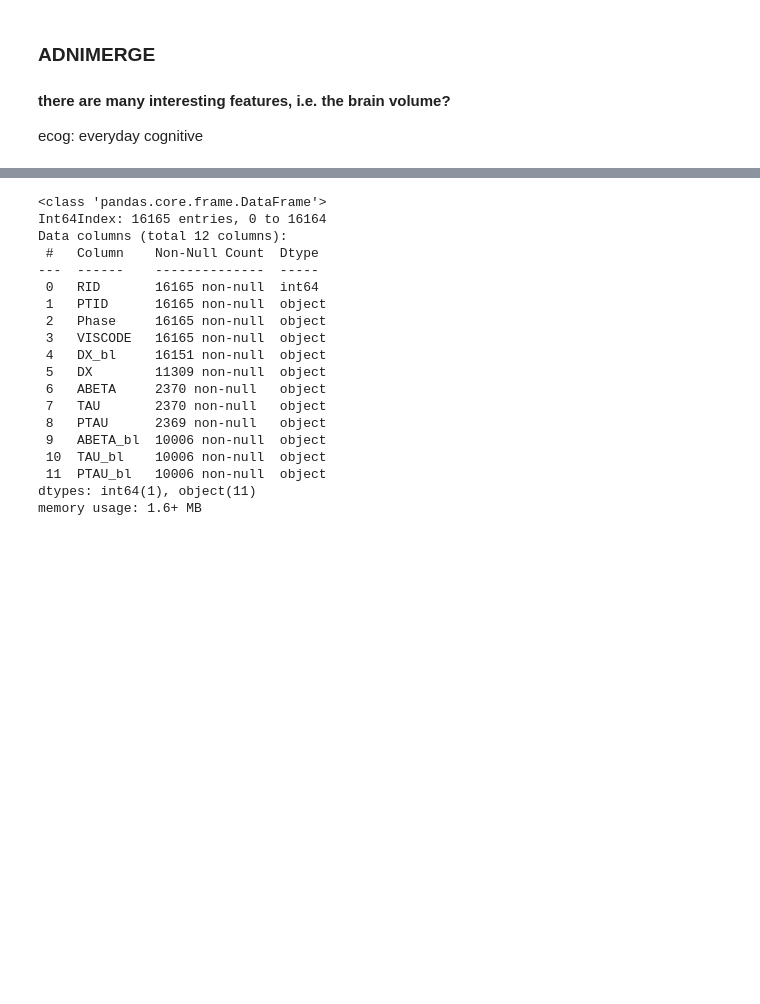
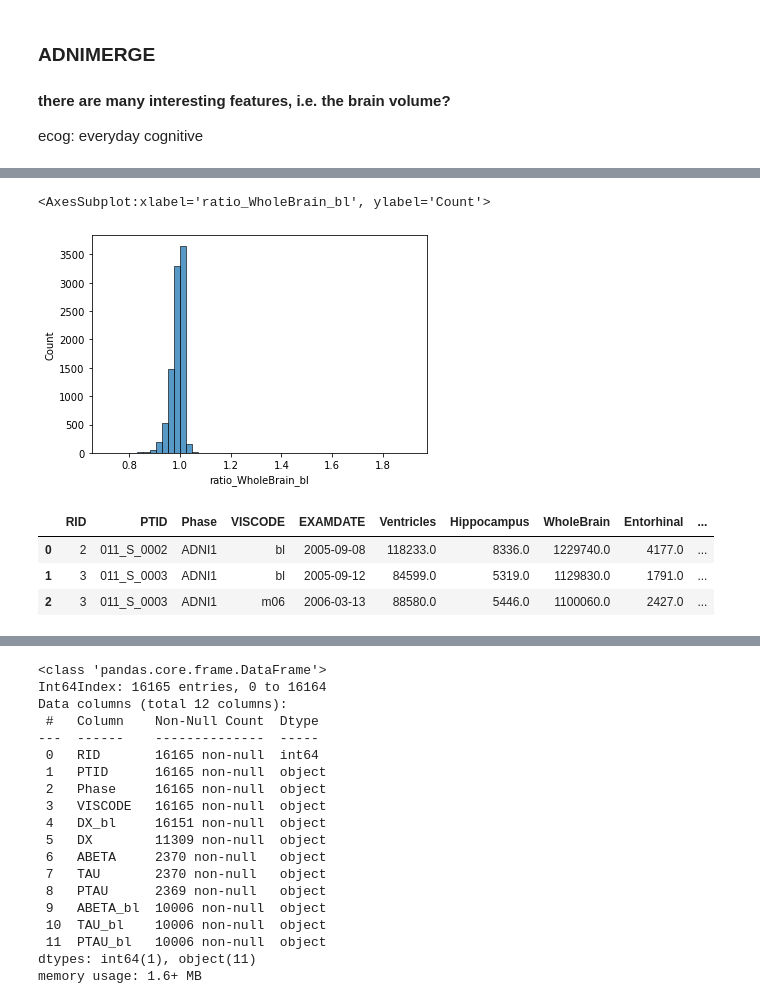
Before and after one commit to weiping2022/Brain_health_challenge_Antonia_Weiping_hs2022, a Jupyter notebook: notebook/1_extractdata_mergefiles_WZ_2022_11_22.ipynb, the cells around one changed output, grey strips where cells are left out. Saved outputs shown, nothing was run; the diff lists cells and outputs as text; code cells hidden in the pictures; blank space fills up the shorter version.

```diff
--- a/notebook/1_extractdata_mergefiles_WZ_2022_11_22.ipynb
+++ b/notebook/1_extractdata_mergefiles_WZ_2022_11_22.ipynb
@@ -976,0 +928,22 @@ adni_new.to_csv('adnimerge_new.csv')
+# %%
+sns.histplot(data=adni_new, x="ratio_WholeBrain_bl",bins=50)
+# %% [output]
+<AxesSubplot:xlabel='ratio_WholeBrain_bl', ylabel='Count'>
+[figure, added]
+# %%
+adni_exam_bl = adni_new[adni_new['VISCODE']=='bl']#[com_col + ['EXAMDATE']]
+adni_exam_bl = adni_exam_bl.rename({'EXAMDATE': 'EXAMDATE_bl'}, axis=1)[['RID','EXAMDATE_bl']]
+# left merge the EXAMDATE_bl to adni_new dataframe
+adni_new = pd.merge(adni_new,adni_exam_bl, how = 'left', on='RID' )
+adni_new.head(3)
+# convert the date into datetime form
+from datetime import datetime as dt
+adni_new[['EXAMDATE','EXAMDATE_bl']] = adni_new[['EXAMDATE','EXAMDATE_bl']].apply(pd.to_datetime)
+#generate new feature: duration in days between the baseline date to the current date
+adni_new['duration_in_days'] = (adni_new['EXAMDATE'] - adni_new['EXAMDATE_bl']).astype('timedelta64[D]')
+adni_new.head(3)
+# %% [output]
+|  | RID | PTID | Phase | VISCODE | EXAMDATE | Ventricles | Hippocampus | WholeBrain | Entorhinal | ... |
+| 0 | 2 | 011_S_0002 | ADNI1 | bl | 2005-09-08 | 118233.0 | 8336.0 | 1229740.0 | 4177.0 | ... |
+| 1 | 3 | 011_S_0003 | ADNI1 | bl | 2005-09-12 | 84599.0 | 5319.0 | 1129830.0 | 1791.0 | ... |
+| 2 | 3 | 011_S_0003 | ADNI1 | m06 | 2006-03-13 | 88580.0 | 5446.0 | 1100060.0 | 2427.0 | ... |
```
Also changed, not shown: parts of 47 cells of this notebook.
